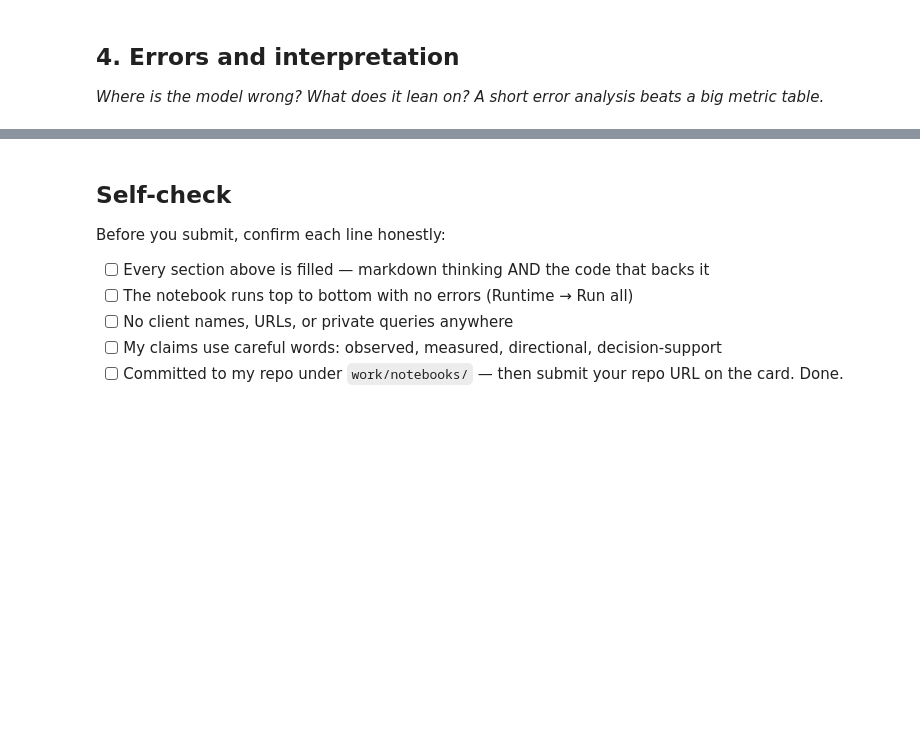
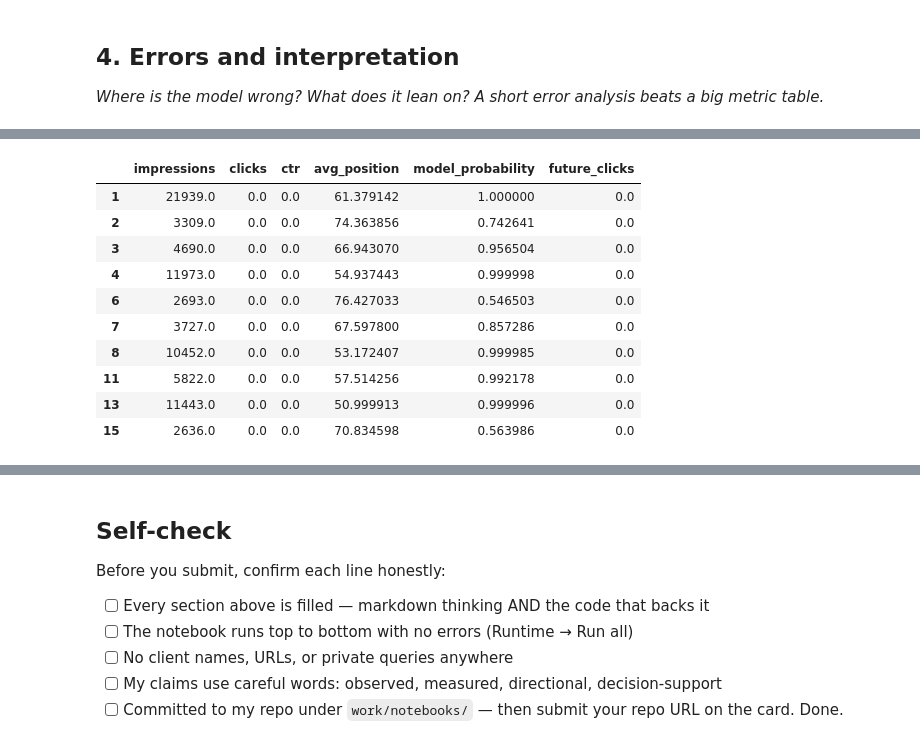
Before and after one commit to manahilrubabsatti/flyrank-ml, a Jupyter notebook: work/notebooks/w05_model.ipynb, the cells around one changed output, grey strips where cells are left out. Drawn from its saved outputs; the diff is of its cells as text; code cells hidden in the pictures; blank space fills up the shorter version.

```diff
--- a/work/notebooks/w05_model.ipynb
+++ b/work/notebooks/w05_model.ipynb
@@ -8,0 +17,11 @@ This skeleton is yours to fill. Work the sections **in order** — each one has
+# %%
+import duckdb
+
+con = duckdb.connect()
+
+con.execute(
+    f"CREATE OR REPLACE SECRET hf_secret "
+    f"(TYPE huggingface, TOKEN '{HF_TOKEN}')"
+)
+
+print("Hugging Face connection ready.")
@@ -33,0 +492,67 @@ This skeleton is yours to fill. Work the sections **in order** — each one has
+# %%
+# ML-08 — Error analysis
+
+error_review = baseline_eval.copy()
+
+error_review["model_top20"] = False
+error_review.loc[
+    error_review["model_probability"].nlargest(20).index,
+    "model_top20"
+] = True
+
+error_review["baseline_top20"] = False
+error_review.loc[
+    error_review["action_score"].nlargest(20).index,
+    "baseline_top20"
+] = True
+
+# False positives/negatives at the 0.5 model threshold
+error_review["error_type"] = "CORRECT"
+
+error_review.loc[
+    (error_review["model_prediction"] == 1) &
+    (error_review["future_click_label"] == 0),
+    "error_type"
+] = "FALSE_POSITIVE"
+
+error_review.loc[
+    (error_review["model_prediction"] == 0) &
+    (error_review["future_click_label"] == 1),
+    "error_type"
+] = "FALSE_NEGATIVE"
+
+print("Model error counts:")
+print(error_review["error_type"].value_counts())
+
+print("\nFalse positives:")
+display(
+    error_review[
+        error_review["error_type"] == "FALSE_POSITIVE"
+    ][
+        [
+            "impressions",
+            "clicks",
+            "ctr",
+            "avg_position",
+            "model_probability",
+            "future_clicks"
+        ]
+    ].head(10)
+)
+
+print("\nFalse negatives:")
+display(
+    error_review[
+        error_review["error_type"] == "FALSE_NEGATIVE"
+    ][
+        [
+            "impressions",
+            "clicks",
+            "ctr",
+            "avg_position",
+            "model_probability",
+            "future_clicks"
+        ]
+    ].head(10)
+)
+# %% [output]
@@ -33,0 +567,11 @@ This skeleton is yours to fill. Work the sections **in order** — each one has
+|  | impressions | clicks | ctr | avg_position | model_probability | future_clicks |
+| 1 | 21939.0 | 0.0 | 0.0 | 61.379142 | 1.000000 | 0.0 |
+| 2 | 3309.0 | 0.0 | 0.0 | 74.363856 | 0.742641 | 0.0 |
+| 3 | 4690.0 | 0.0 | 0.0 | 66.943070 | 0.956504 | 0.0 |
+| 4 | 11973.0 | 0.0 | 0.0 | 54.937443 | 0.999998 | 0.0 |
+| 6 | 2693.0 | 0.0 | 0.0 | 76.427033 | 0.546503 | 0.0 |
+| 7 | 3727.0 | 0.0 | 0.0 | 67.597800 | 0.857286 | 0.0 |
+| 8 | 10452.0 | 0.0 | 0.0 | 53.172407 | 0.999985 | 0.0 |
+| 11 | 5822.0 | 0.0 | 0.0 | 57.514256 | 0.992178 | 0.0 |
+| 13 | 11443.0 | 0.0 | 0.0 | 50.999913 | 0.999996 | 0.0 |
+| 15 | 2636.0 | 0.0 | 0.0 | 70.834598 | 0.563986 | 0.0 |
```
Also changed, not shown: parts of 17 cells of this notebook.
